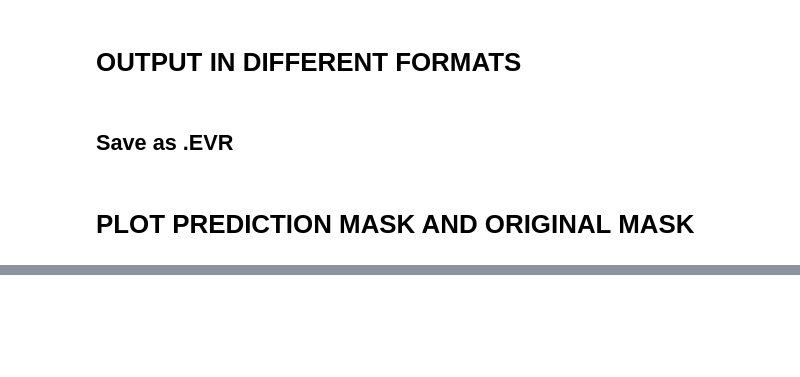
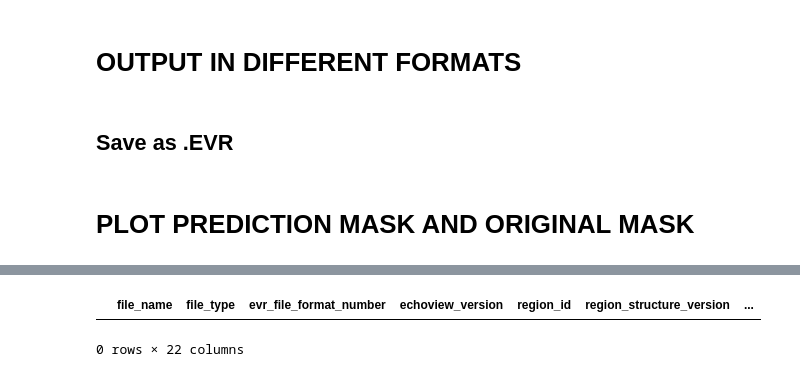
Before and after one commit to OceanStreamIO/echosounder-segmentation, a Jupyter notebook: EvaluatePredictOneSonarDs.ipynb, the cells around one changed output, grey strips where cells are left out. Cells and saved outputs as stored; diff of their text form; code cells hidden in the pictures; blank space fills up the shorter version.

```diff
--- a/EvaluatePredictOneSonarDs.ipynb
+++ b/EvaluatePredictOneSonarDs.ipynb
@@ -700,0 +784,6 @@ combined_dataset.Sv.isel(channel=1, ping_time=slice(start_index, 36000)).T.plot(
+# %%
+herring_regions_def[(herring_regions_def.region_bbox_left > datetime.strptime("2007-07-07 01:28:00.000", "%Y-%m-%d %H:%M:%S.%f")) &
+                    (herring_regions_def.region_bbox_right < datetime.strptime("2007-07-07 01:29:00.000", "%Y-%m-%d %H:%M:%S.%f"))]
+# %% [output]
+|  | file_name | file_type | evr_file_format_number | echoview_version | region_id | region_structure_version | ... |
+0 rows × 22 columns
```
Also changed, not shown: parts of 16 cells of this notebook.
